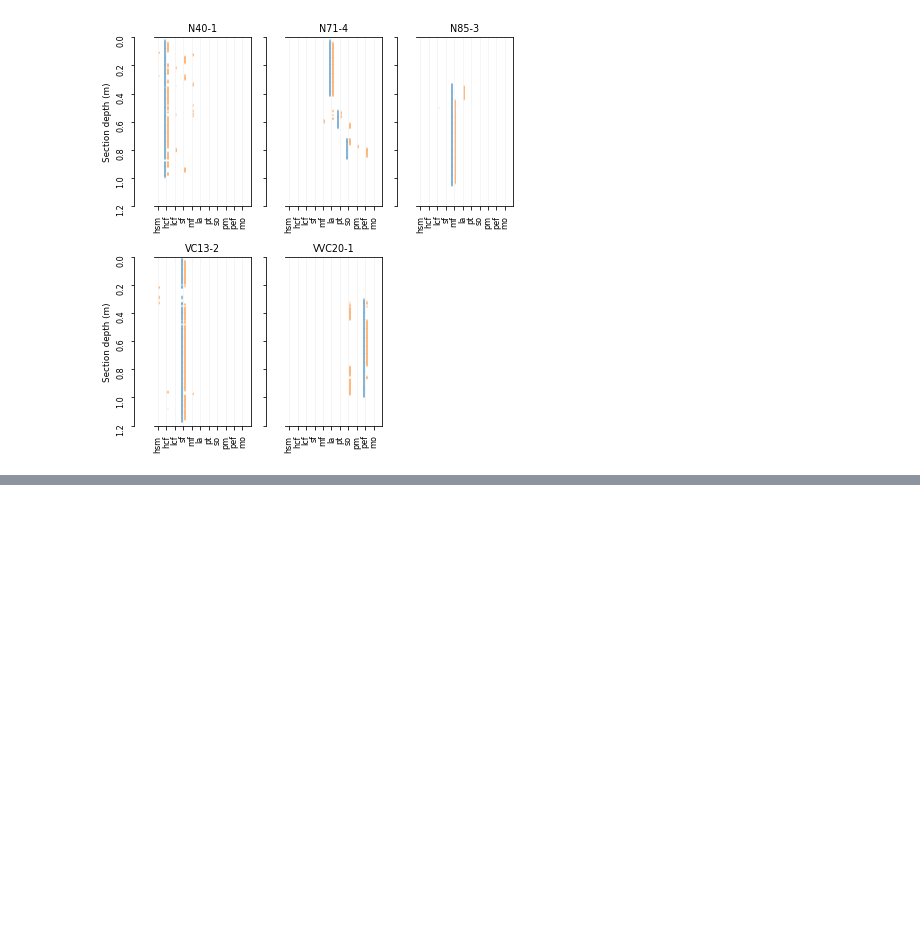
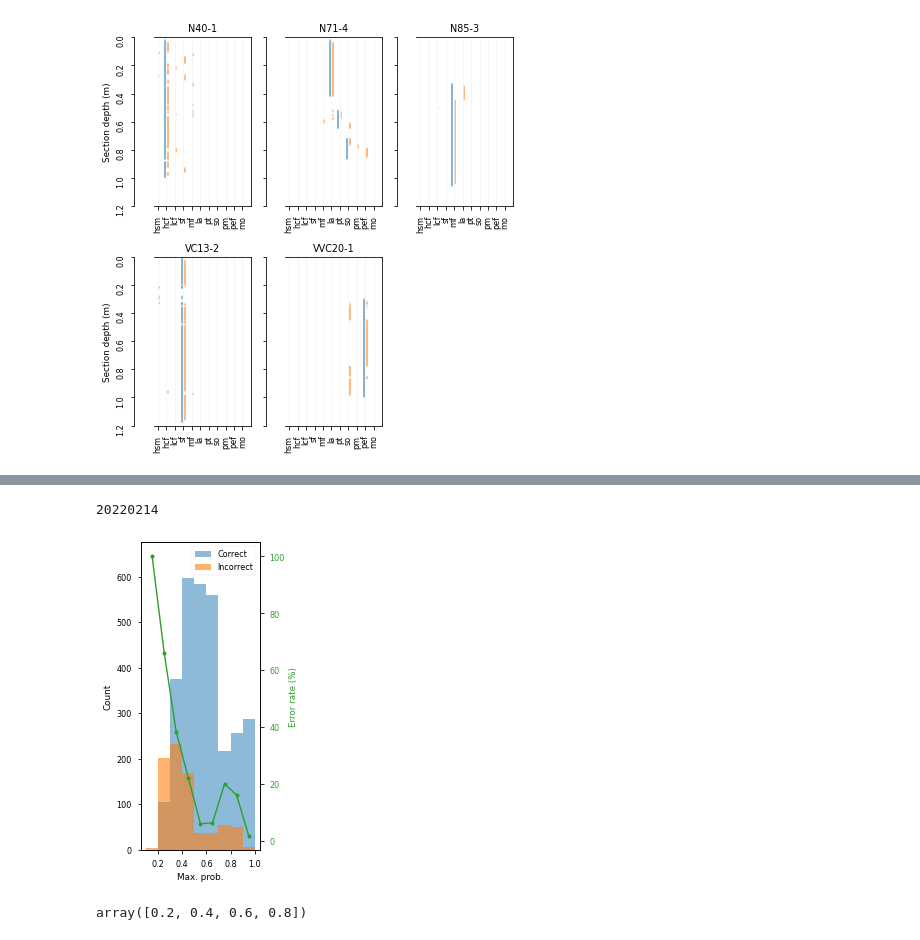
Before and after one commit to dispink/WASA-faciesXRF, a Jupyter notebook: prepare_paper_02.ipynb, the cells around one changed output, grey strips where cells are left out. Saved outputs shown, nothing was run; the diff lists cells and outputs as text; code cells hidden in the pictures; blank space fills up the shorter version.

```diff
--- a/prepare_paper_02.ipynb
+++ b/prepare_paper_02.ipynb
@@ -291,0 +379,41 @@ print(date)
+# %%
+mask = compile_df.y == compile_df.y_roll
+cor = compile_df.loc[mask, compile_df.columns[-11:]].apply(np.max, axis=1).values
+incor = compile_df.loc[~mask, compile_df.columns[-11:]].apply(np.max, axis=1).values
+
+error_rates = []
+
+for i in range(1, 10):
+    i = i*.1
+    mask_cor = (cor > i) & (cor <= i+.1)
+    mask_inc = (incor > i) & (incor <= i+.1)
+    error_rates.append(mask_inc.sum() / (mask_cor.sum()+mask_inc.sum()))
+# %%
+# histogram of the max. probability
+fig, ax1 = plt.subplots(figsize=(3, 5))
+bins = np.linspace(.1, 1.0, 10)
+ax1.hist(cor, label='Correct', alpha=.5, bins=bins)
+ax1.hist(incor, label='Incorrect', alpha=.6, bins=bins)
+ax1.set_ylim(0, 675)
+ax1.legend()
+ax1.set_ylabel('Count')
+ax1.set_xlabel('Max. prob.')
+
+# error rate in each range of max. probability
+color = 'C2'
+ax2 = ax1.twinx()
+ax2.plot(np.linspace(0.15, 0.95, 9), np.array(error_rates)*100, marker='o', c=color, ms=4)
+ax2.set_ylabel('Error rate (%)', c=color)
+ax2.set_xticks(np.linspace(0.2, 1, 5))
+ax2.tick_params(axis='y', labelcolor=color)
+fig.tight_layout()
+
+fig.savefig('results/r_test_prob_distribution_{}.png'.format(date))
+print(date)
+# %% [output]
+20220214
+[figure, added]
+# %%
+np.linspace(0.2, 0.8, 4)
+# %% [output]
+array([0.2, 0.4, 0.6, 0.8])
```
Also changed, not shown: parts of 13 cells of this notebook.
